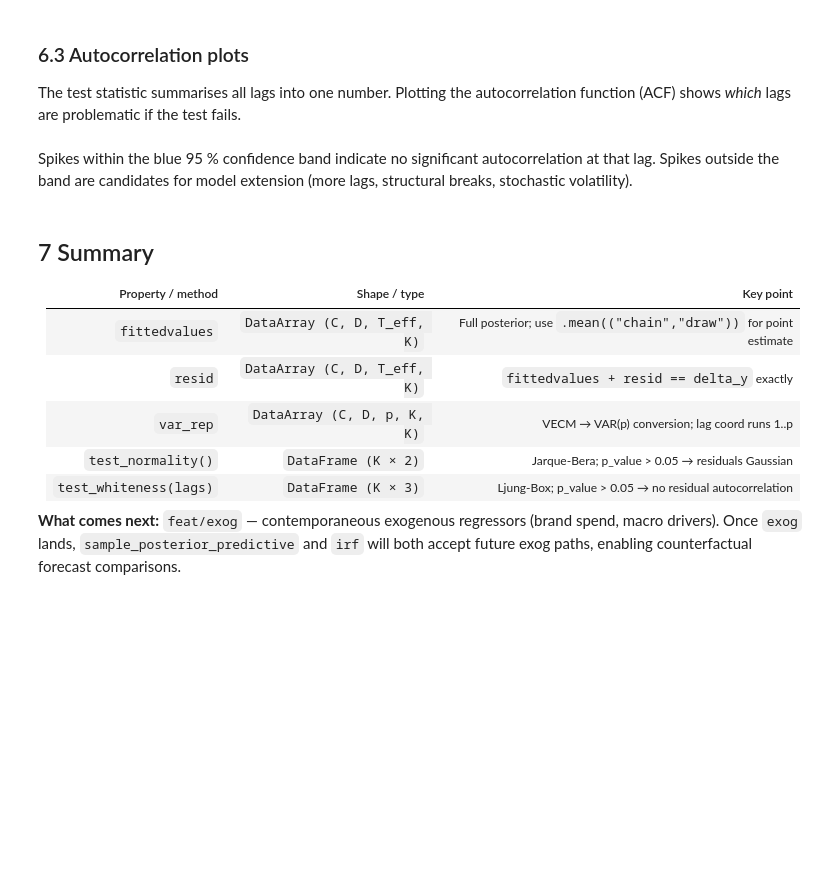
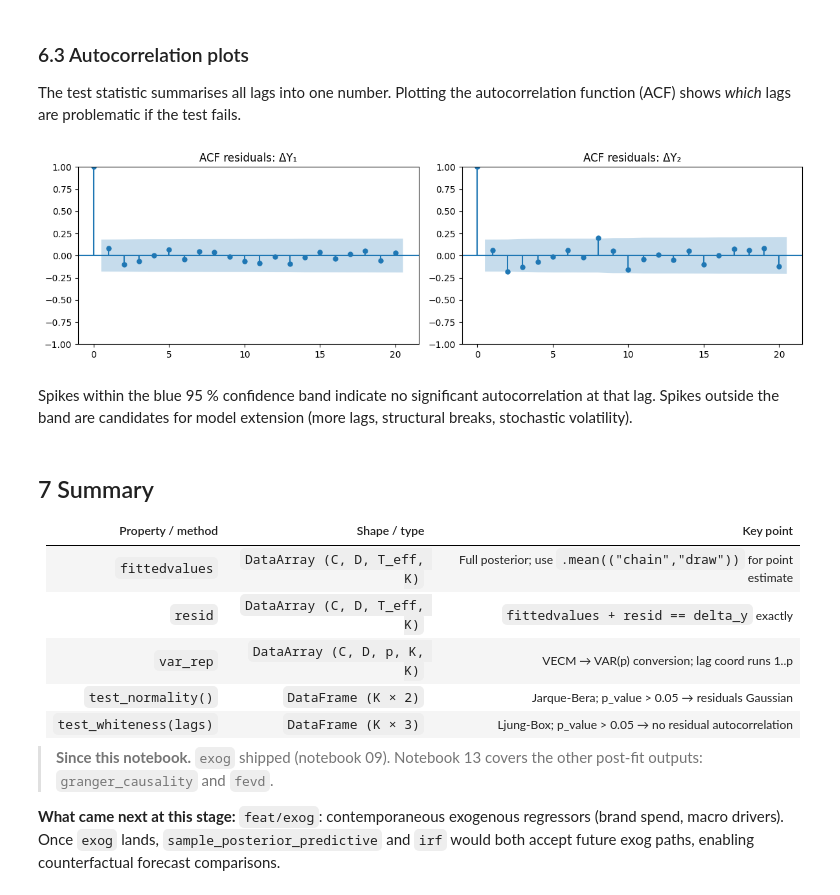
Before and after one commit to raz1470/bayesian_vecm, a Jupyter notebook: notebooks/build/08_output_methods_walkthrough.ipynb, the cells around one changed output. Saved outputs shown, nothing was run; the diff lists cells and outputs as text; code cells hidden in the pictures; blank space fills up the shorter version.

```diff
--- a/notebooks/build/08_output_methods_walkthrough.ipynb
+++ b/notebooks/build/08_output_methods_walkthrough.ipynb
@@ -252,13 +315,15 @@ The test statistic summarises all lags into one number.  Plotting the autocorrel
 # %%
 from statsmodels.graphics.tsaplots import plot_acf
 
 fig, axes = plt.subplots(1, 2, figsize=(12, 3.5))
 
 for k, ax in enumerate(axes):
-    plot_acf(resid_mean[:, k], lags=20, ax=ax, title=f"ACF residuals — {var_labels[k]}")
+    plot_acf(resid_mean[:, k], lags=20, ax=ax, title=f"ACF residuals: {var_labels[k]}")
 
 plt.tight_layout()
 plt.show()
+# %% [output]
+[figure, added]
 # %% [markdown]
 Spikes within the blue 95 % confidence band indicate no significant autocorrelation at that lag.  Spikes outside the band are candidates for model extension (more lags, structural breaks, stochastic volatility).
 # %% [markdown]
@@ -272,4 +337,6 @@ Spikes within the blue 95 % confidence band indicate no significant autocorrelat
 | `test_normality()` | `DataFrame (K × 2)` | Jarque-Bera; p_value > 0.05 → residuals Gaussian |
 | `test_whiteness(lags)` | `DataFrame (K × 3)` | Ljung-Box; p_value > 0.05 → no residual autocorrelation |
 
-**What comes next:** `feat/exog` — contemporaneous exogenous regressors (brand spend, macro drivers).  Once `exog` lands, `sample_posterior_predictive` and `irf` will both accept future exog paths, enabling counterfactual forecast comparisons.
+> **Since this notebook.** `exog` shipped (notebook 09). Notebook 13 covers the other post-fit outputs: `granger_causality` and `fevd`.
+
+**What came next at this stage:** `feat/exog`: contemporaneous exogenous regressors (brand spend, macro drivers).  Once `exog` lands, `sample_posterior_predictive` and `irf` would both accept future exog paths, enabling counterfactual forecast comparisons.
```
Also changed, not shown: parts of 17 cells of this notebook, 16 other files.
